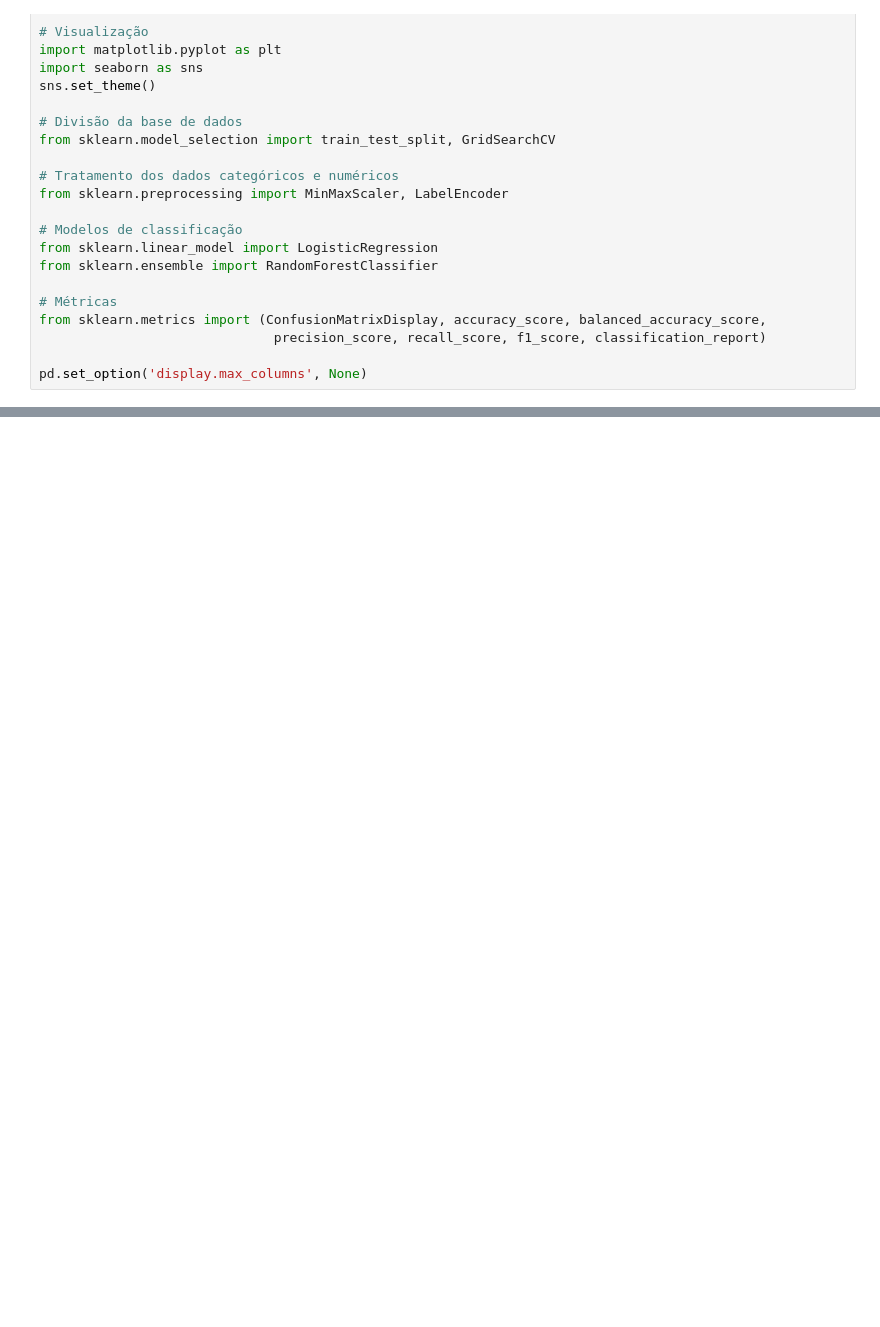
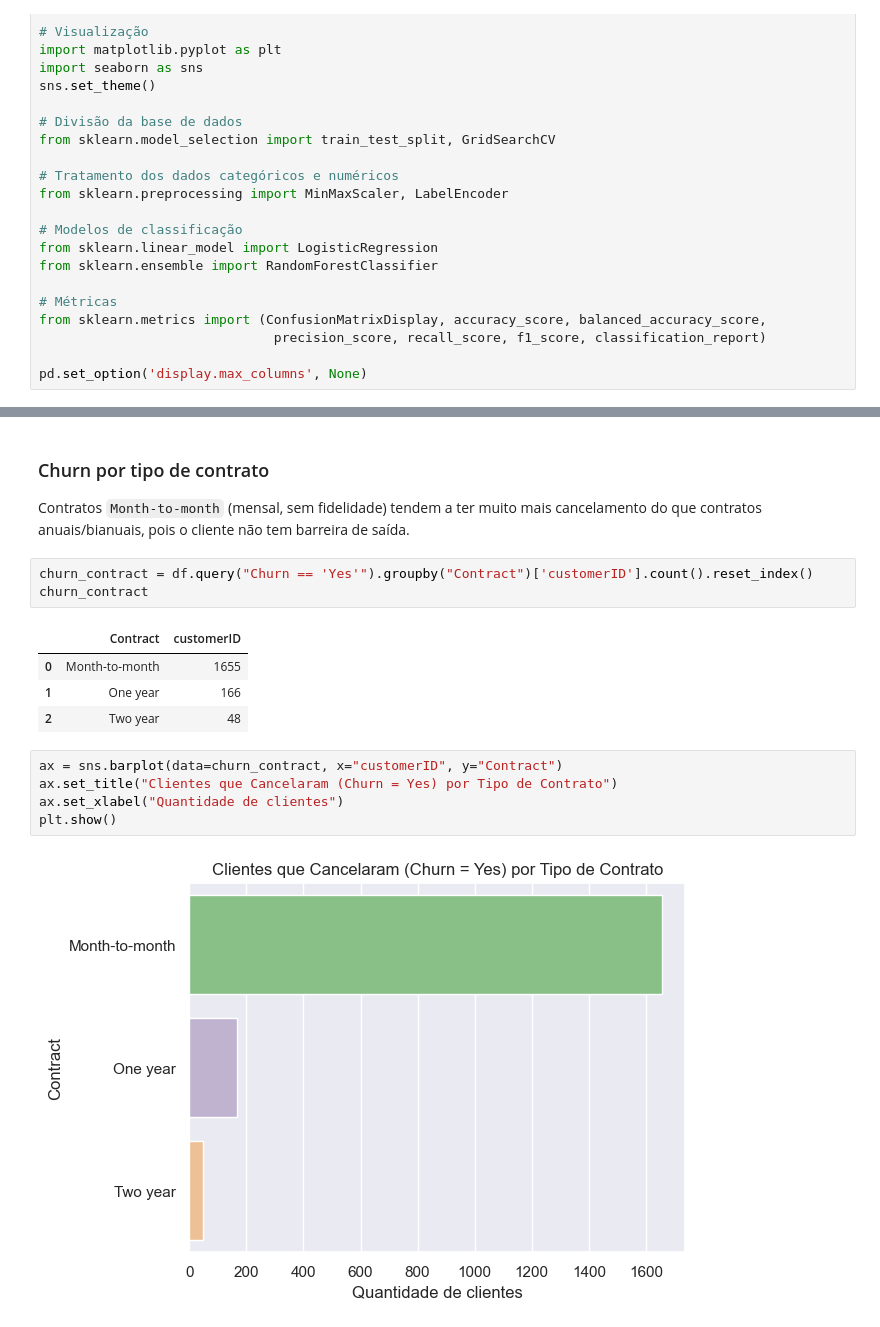
Before and after one commit to VivianeAndrade1988/Previs-o-de-churn-de-clientes--Telecom, a Jupyter notebook: notebooks/churn_prediction.ipynb, the cells around one changed output, grey strips where cells are left out. Cells and saved outputs as stored; diff of their text form; blank space fills up the shorter version.

```diff
--- a/notebooks/churn_prediction.ipynb
+++ b/notebooks/churn_prediction.ipynb
@@ -51,0 +191,20 @@ pd.set_option('display.max_columns', None)
+# %% [markdown]
+### Churn por tipo de contrato
+
+Contratos `Month-to-month` (mensal, sem fidelidade) tendem a ter muito mais cancelamento do que
+contratos anuais/bianuais, pois o cliente não tem barreira de saída.
+# %%
+churn_contract = df.query("Churn == 'Yes'").groupby("Contract")['customerID'].count().reset_index()
+churn_contract
+# %% [output]
+|  | Contract | customerID |
+| 0 | Month-to-month | 1655 |
+| 1 | One year | 166 |
+| 2 | Two year | 48 |
+# %%
+ax = sns.barplot(data=churn_contract, x="customerID", y="Contract")
+ax.set_title("Clientes que Cancelaram (Churn = Yes) por Tipo de Contrato")
+ax.set_xlabel("Quantidade de clientes")
+plt.show()
+# %% [output]
+[figure, added]
```
Also changed, not shown: parts of 28 cells of this notebook.
